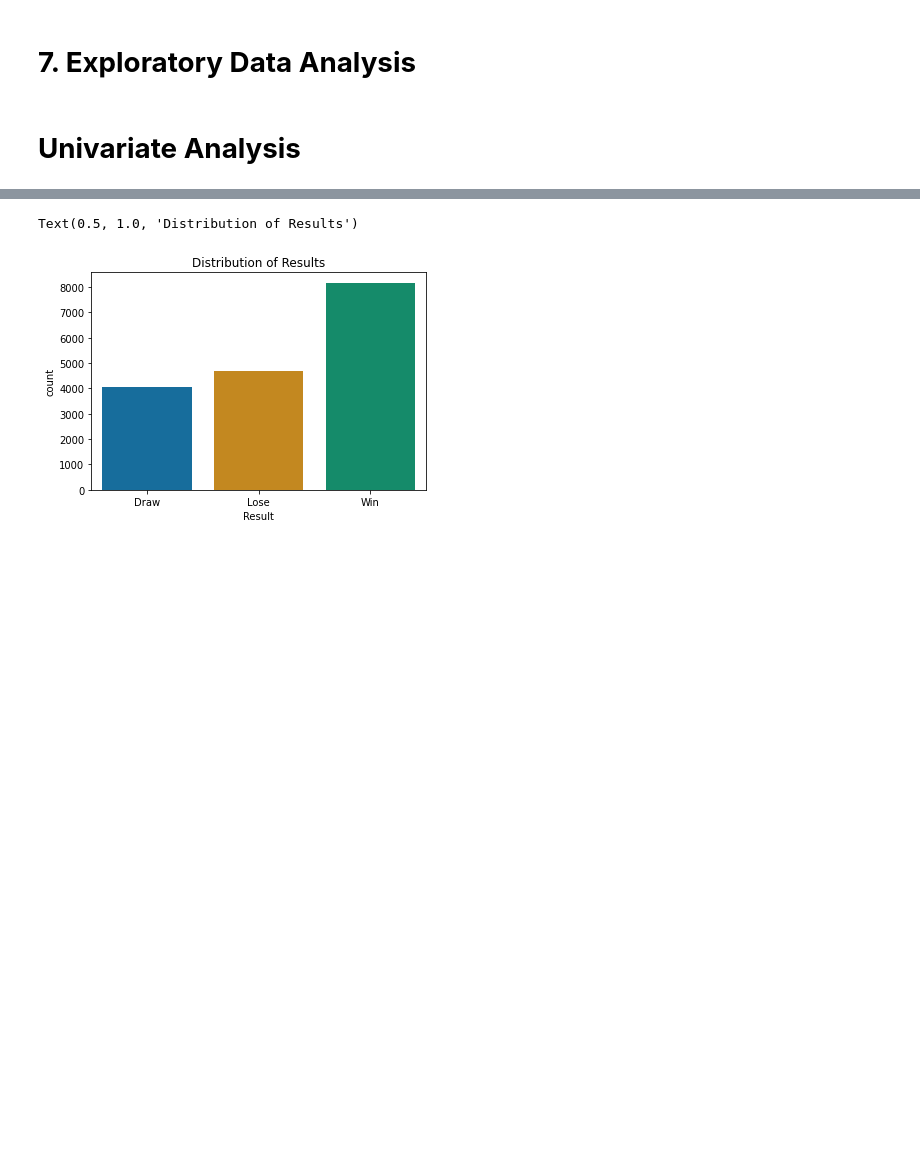
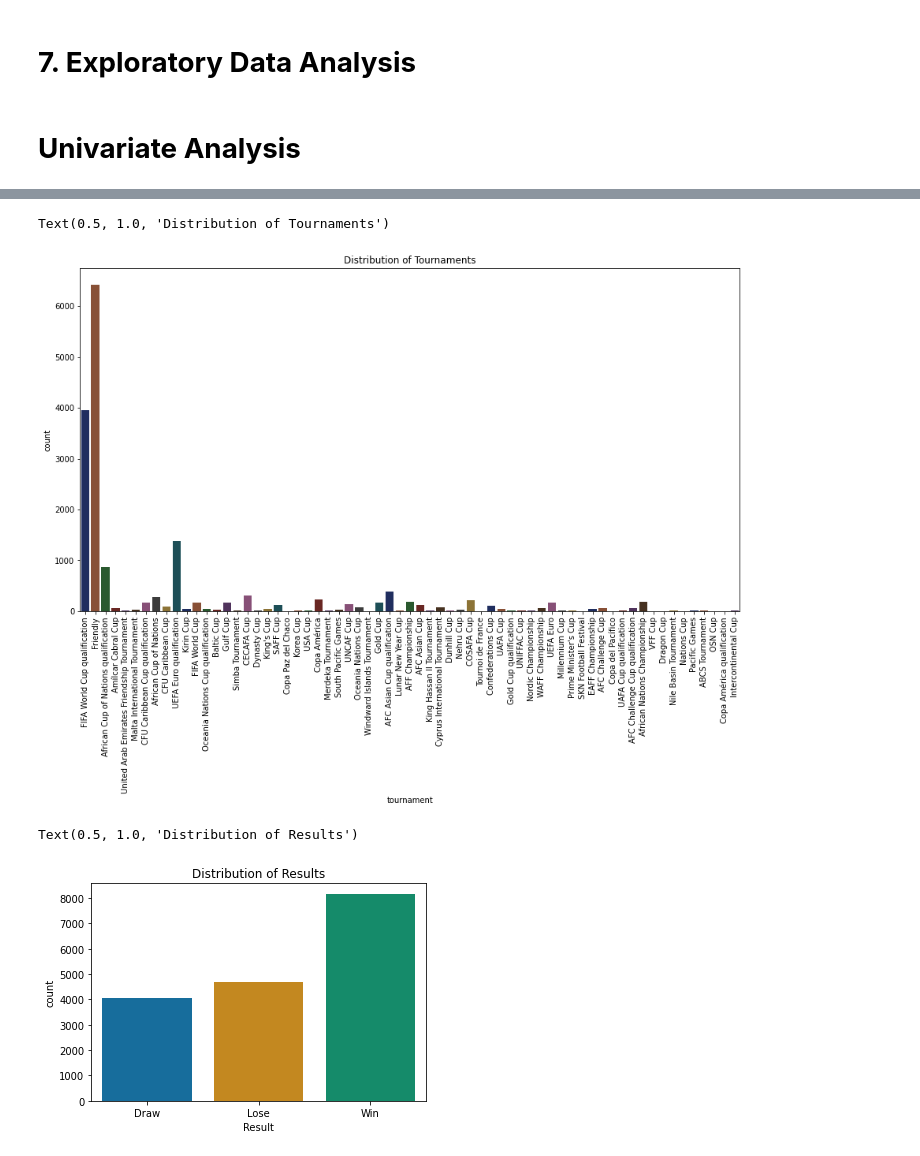
Before and after one commit to Obreintelly/Mchezo_Pesa_Football_Prediction_Analysis, a Jupyter notebook: Mchezo_Pesa_Football_Results_Prediction.ipynb, the cells around one changed output, grey strips where cells are left out. Drawn from its saved outputs; the diff is of its cells as text; code cells hidden in the pictures; blank space fills up the shorter version.

```diff
--- a/Mchezo_Pesa_Football_Results_Prediction.ipynb
+++ b/Mchezo_Pesa_Football_Results_Prediction.ipynb
@@ -647,4 +665,12 @@ SKN Football Festival                      2
 Name: tournament, Length: 65, dtype: int64
+# %%
+fig, ax = plt.subplots(figsize=(15,8))
+sns.countplot(df.tournament, palette='dark', saturation=0.5)
+plt.xticks(rotation=90)
+plt.title('Distribution of Tournaments')
+# %% [output]
+Text(0.5, 1.0, 'Distribution of Tournaments')
+[figure, added]
 # %%
 #help(sns.countplot)
 # %%
```
Also changed, not shown: parts of 6 cells of this notebook.
